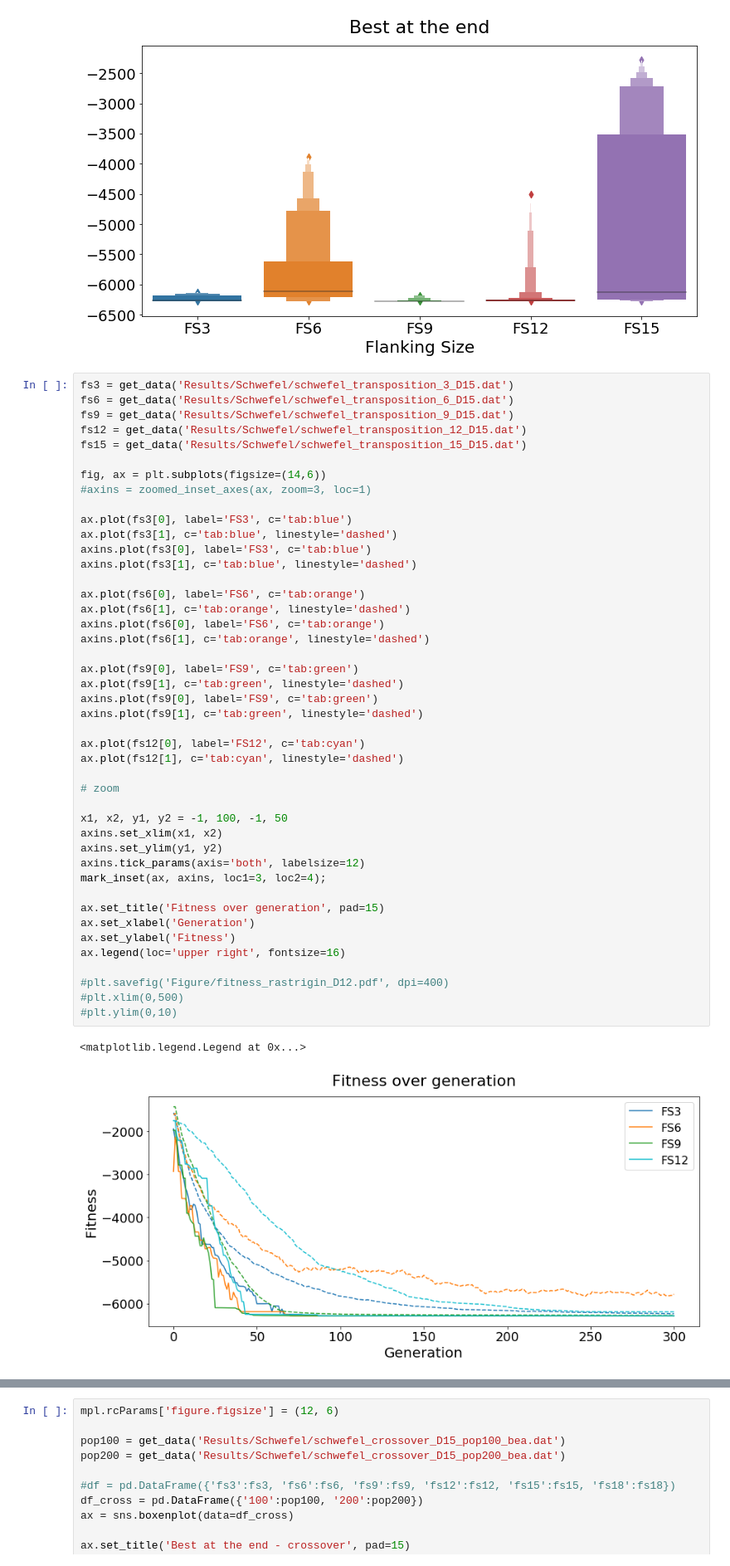
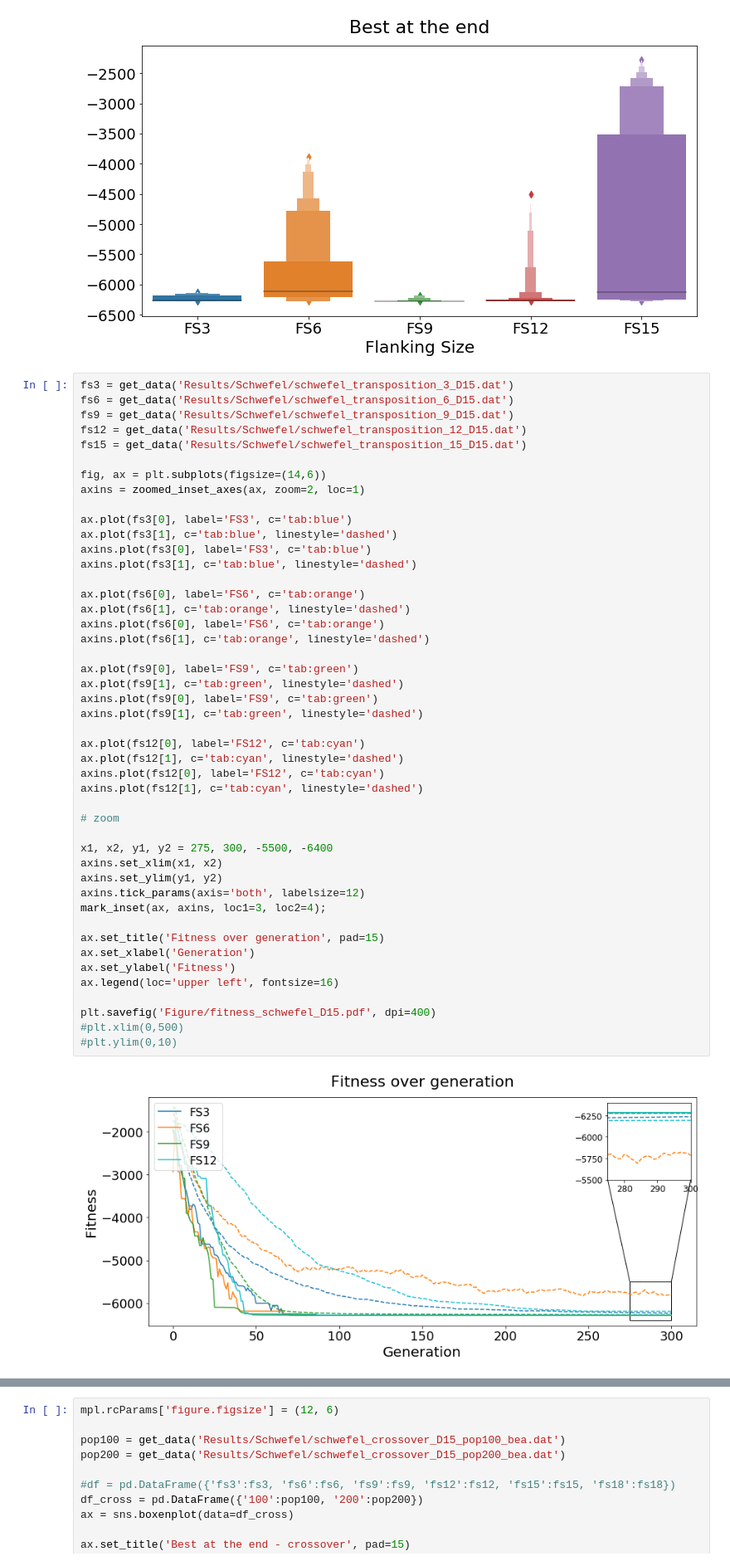
Before and after one commit to eleonoragatti44/Transposition-ECProject, a Jupyter notebook: analysis.ipynb, the cells around one changed output, grey strips where cells are left out. Shown: that part at 83% size. Cells and saved outputs as stored; diff of their text form.

```diff
--- a/analysis.ipynb
+++ b/analysis.ipynb
@@ -452,42 +471,43 @@ fs12 = get_data('Results/Schwefel/schwefel_transposition_12_D15.dat')
 fs15 = get_data('Results/Schwefel/schwefel_transposition_15_D15.dat')
 
 fig, ax = plt.subplots(figsize=(14,6))
-#axins = zoomed_inset_axes(ax, zoom=3, loc=1)
+axins = zoomed_inset_axes(ax, zoom=2, loc=1)
 
 ax.plot(fs3[0], label='FS3', c='tab:blue')
 ax.plot(fs3[1], c='tab:blue', linestyle='dashed')
 axins.plot(fs3[0], label='FS3', c='tab:blue')
 axins.plot(fs3[1], c='tab:blue', linestyle='dashed')
 
 ax.plot(fs6[0], label='FS6', c='tab:orange')
 ax.plot(fs6[1], c='tab:orange', linestyle='dashed')
 axins.plot(fs6[0], label='FS6', c='tab:orange')
 axins.plot(fs6[1], c='tab:orange', linestyle='dashed')
 
 ax.plot(fs9[0], label='FS9', c='tab:green')
 ax.plot(fs9[1], c='tab:green', linestyle='dashed')
 axins.plot(fs9[0], label='FS9', c='tab:green')
 axins.plot(fs9[1], c='tab:green', linestyle='dashed')
 
 ax.plot(fs12[0], label='FS12', c='tab:cyan')
 ax.plot(fs12[1], c='tab:cyan', linestyle='dashed')
+axins.plot(fs12[0], label='FS12', c='tab:cyan')
+axins.plot(fs12[1], c='tab:cyan', linestyle='dashed')
 
 # zoom
 
-x1, x2, y1, y2 = -1, 100, -1, 50
+x1, x2, y1, y2 = 275, 300, -5500, -6400
 axins.set_xlim(x1, x2)
 axins.set_ylim(y1, y2)
 axins.tick_params(axis='both', labelsize=12)
 mark_inset(ax, axins, loc1=3, loc2=4);
 
 ax.set_title('Fitness over generation', pad=15)
 ax.set_xlabel('Generation')
 ax.set_ylabel('Fitness')
-ax.legend(loc='upper right', fontsize=16)
+ax.legend(loc='upper left', fontsize=16)
 
-#plt.savefig('Figure/fitness_rastrigin_D12.pdf', dpi=400)
+plt.savefig('Figure/fitness_schwefel_D15.pdf', dpi=400)
 #plt.xlim(0,500)
 #plt.ylim(0,10)
 # %% [output]
-<matplotlib.legend.Legend at 0x...>
-[figure, old version]
+[figure, new version]
```
Also changed, not shown: parts of 6 cells of this notebook, 5 other files.
